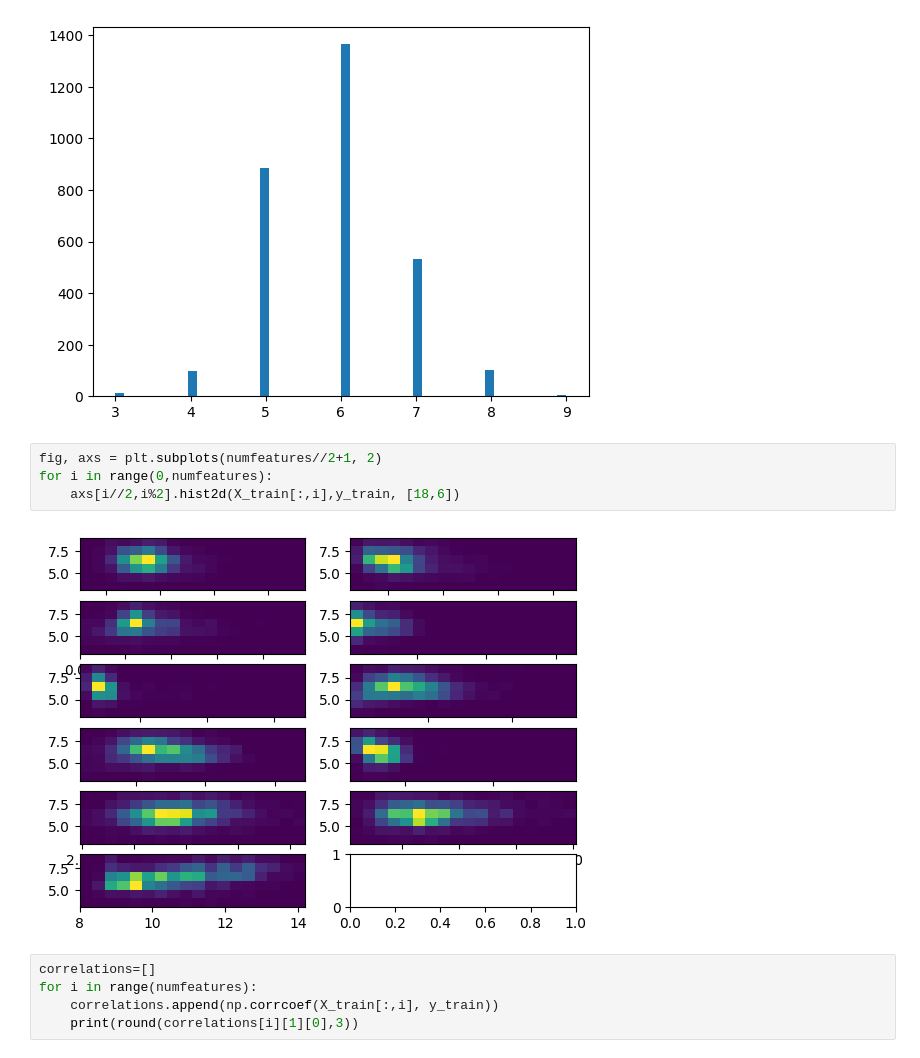
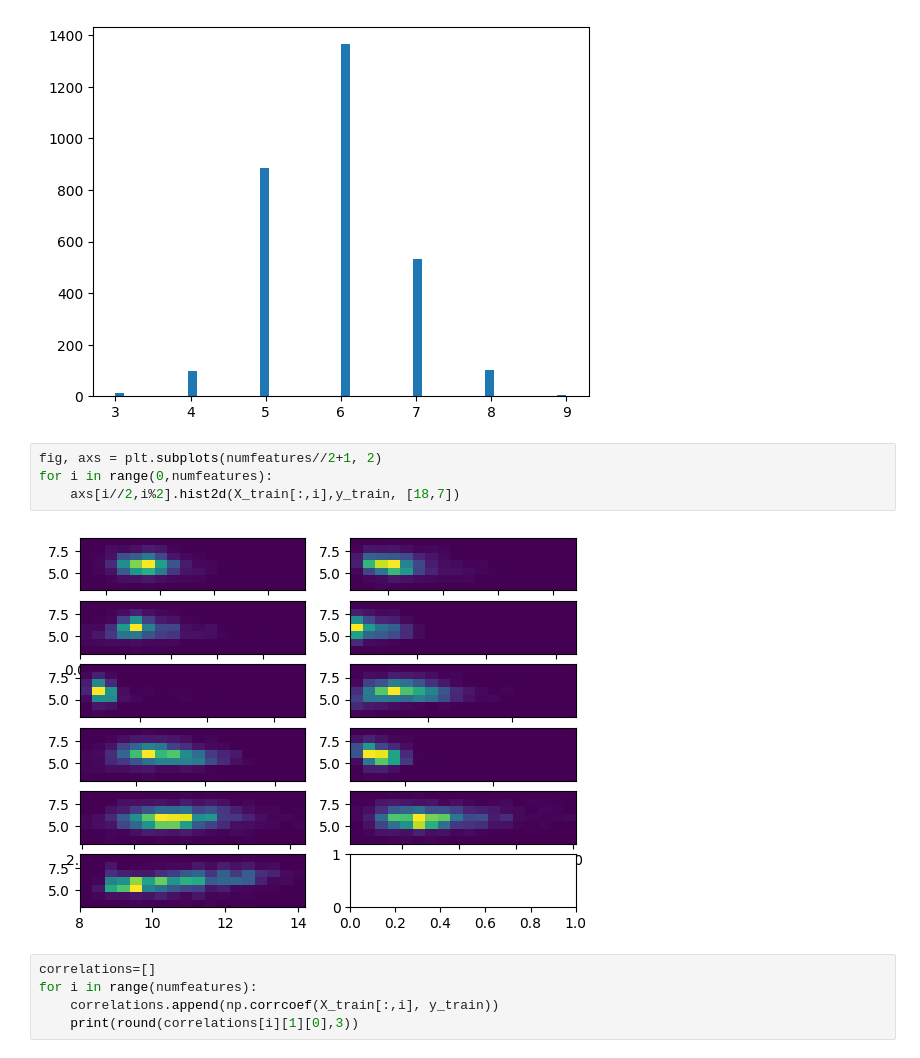
Before and after one commit to Abbta/adlfpae, a Jupyter notebook: Exercise_4.ipynb, the cells around one changed output. Drawn from its saved outputs; the diff is of its cells as text.

```diff
--- a/Exercise_4.ipynb
+++ b/Exercise_4.ipynb
@@ -135,9 +135,9 @@ plt.hist(y_train, 50)
 # %%
 fig, axs = plt.subplots(numfeatures//2+1, 2)
 for i in range(0,numfeatures):
-    axs[i//2,i%2].hist2d(X_train[:,i],y_train, [18,6])
+    axs[i//2,i%2].hist2d(X_train[:,i],y_train, [18,7])
 # %% [output]
-[figure, old version]
+[figure, new version]
 # %%
 correlations=[]
 for i in range(numfeatures):
```
Also changed, not shown: parts of 3 cells of this notebook, 1 other file.
